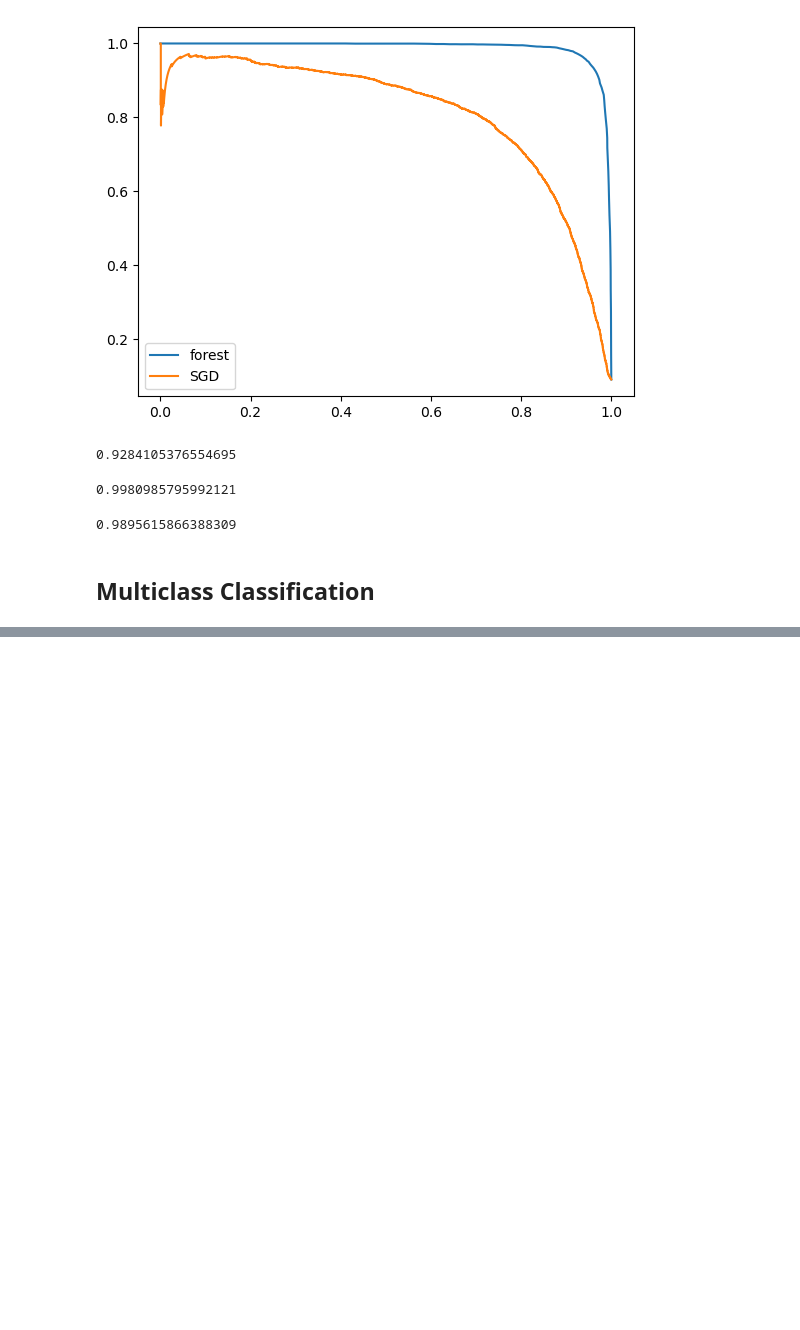
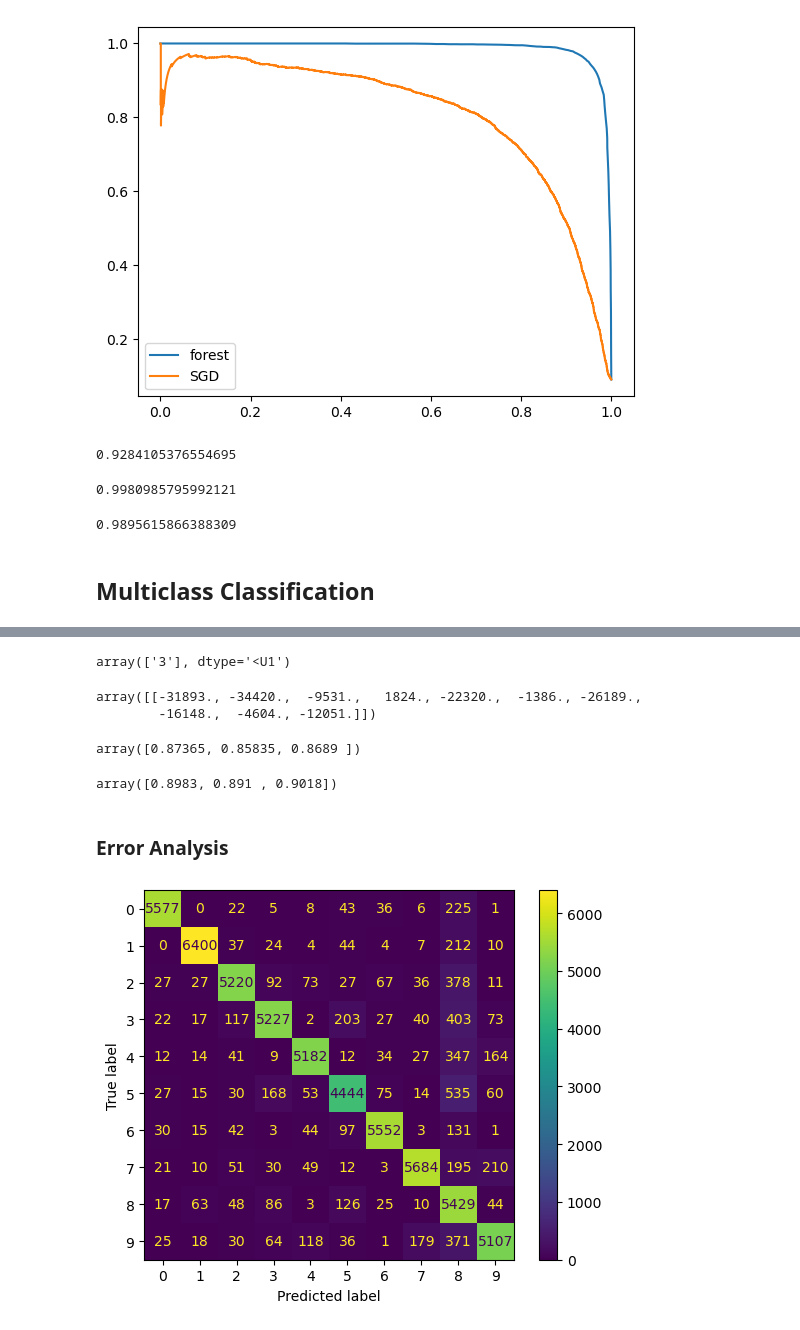
Before and after one commit to willhar/MLNotes, a Jupyter notebook: Ch3Classification.ipynb, the cells around one changed output, grey strips where cells are left out. Saved outputs shown, nothing was run; the diff lists cells and outputs as text; code cells hidden in the pictures; blank space fills up the shorter version.

```diff
--- a/Ch3Classification.ipynb
+++ b/Ch3Classification.ipynb
@@ -238,0 +289,35 @@ precision_score(trainLabels5, (forestProbas[:,1]>=0.5))
+# %%
+# basic sgd classifier
+sgdClf = SGDClassifier(random_state=42, n_jobs=-1)
+sgdClf.fit(trainData,trainLabels)
+sgdClf.predict([trainData[0]])
+# there's an error!
+# %% [output]
+array(['3'], dtype='<U1')
+# %%
+sgdClf.decision_function([trainData[0]]).round(0)
+# the model is not very confident
+# %% [output]
+array([[-31893., -34420.,  -9531.,   1824., -22320.,  -1386., -26189.,
+        -16148.,  -4604., -12051.]])
+# %%
+cross_val_score(sgdClf, trainData, trainLabels, cv=3, scoring="accuracy", n_jobs=-1)
+# %% [output]
+array([0.87365, 0.85835, 0.8689 ])
+# %%
+# scaling the data to improve performance
+from sklearn.preprocessing import StandardScaler
+scaler = StandardScaler()
+trainDataScaled = scaler.fit_transform(trainData.astype("float64"))
+cross_val_score(sgdClf, trainDataScaled, trainLabels, cv=3, scoring="accuracy", n_jobs=-1)
+# %% [output]
+array([0.8983, 0.891 , 0.9018])
+# %% [markdown]
+### Error Analysis
+# %%
+from sklearn.metrics import ConfusionMatrixDisplay
+predictions = cross_val_predict(sgdClf, trainDataScaled, trainLabels, cv=3, n_jobs=-1)
+ConfusionMatrixDisplay.from_predictions(trainLabels, predictions)
+plt.show()
+# %% [output]
+[figure, added]
```
Also changed, not shown: parts of 18 cells of this notebook, 1 other file.
